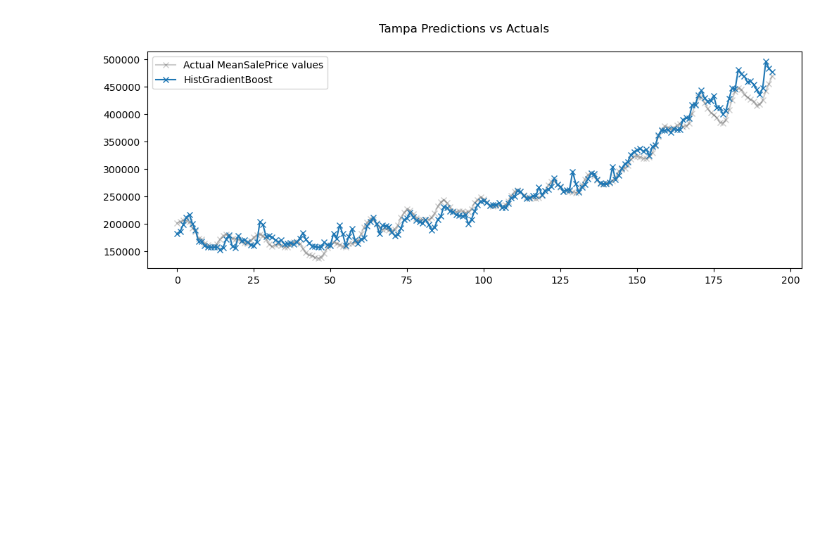
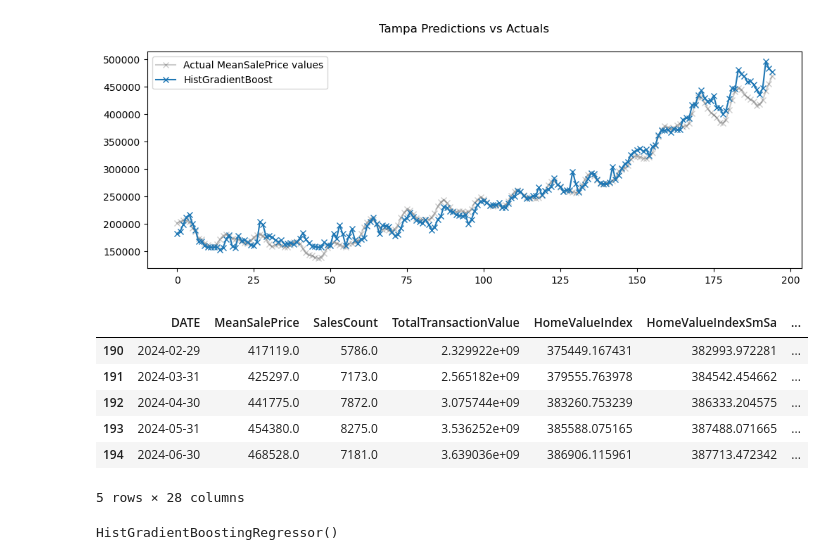
Before and after one commit to JimGile/group3-project2-ml, a Jupyter notebook: tw/city_house_prices_modelingTW.ipynb, the cells around one changed output. Cells and saved outputs as stored; diff of their text form; code cells hidden in the pictures; blank space fills up the shorter version.

```diff
--- a/tw/city_house_prices_modelingTW.ipynb
+++ b/tw/city_house_prices_modelingTW.ipynb
@@ -763,3 +763,11 @@ ax.plot(lr_predictions, "x-", label="HistGradientBoost")
 _ = ax.legend()
 # %% [output]
 [figure]
+# %%
+new_atlanta_df = pd.read_csv('../Data/Clean/combined/Atlanta_combined.csv')
+new_charlotte_df = pd.read_csv('../Data/Clean/combined/Charlotte_combined.csv')
+new_cincinnati_df = pd.read_csv('../Data/Clean/combined/Cincinnati_combined.csv')
+new_denver_df = pd.read_csv('../Data/Clean/combined/Denver_combined.csv')
+new_indianapolis_df = pd.read_csv('../Data/Clean/combined/Indianapolis_combined.csv')
+new_providence_df = pd.read_csv('../Data/Clean/combined/Providence_combined.csv')
+new_tampa_df = pd.read_csv('../Data/Clean/combined/Tampa_combined.csv')
@@ -765,0 +777,14 @@ _ = ax.legend()
+# %%
+new_atlanta_df['DATE'] = pd.to_datetime(new_atlanta_df['DATE'])
+new_atlanta_df['Year'] = new_atlanta_df['DATE'].dt.year
+new_atlanta_df['Month'] = new_atlanta_df['DATE'].dt.month
+# %%
+new_atlanta_df.tail()
+# %% [output]
+|  | DATE | MeanSalePrice | SalesCount | TotalTransactionValue | HomeValueIndex | HomeValueIndexSmSa | ... |
+| 190 | 2024-02-29 | 417119.0 | 5786.0 | 2.329922e+09 | 375449.167431 | 382993.972281 | ... |
+| 191 | 2024-03-31 | 425297.0 | 7173.0 | 2.565182e+09 | 379555.763978 | 384542.454662 | ... |
+| 192 | 2024-04-30 | 441775.0 | 7872.0 | 3.075744e+09 | 383260.753239 | 386333.204575 | ... |
+| 193 | 2024-05-31 | 454380.0 | 8275.0 | 3.536252e+09 | 385588.075165 | 387488.071665 | ... |
+| 194 | 2024-06-30 | 468528.0 | 7181.0 | 3.639036e+09 | 386906.115961 | 387713.472342 | ... |
+5 rows × 28 columns
@@ -765,0 +805,13 @@ _ = ax.legend()
+# %%
+# Define X and y again (with the new features)
+X = new_atlanta_df.drop(columns=['MeanSalePrice'])  # All columns except the target
+y = new_atlanta_df['MeanSalePrice']  # Target column
+
+# Split into training and test sets
+X_train, X_test, y_train, y_test = train_test_split(X, y, test_size=0.2, shuffle=False)
+
+# Train the model
+model = HistGradientBoostingRegressor()
+model.fit(X_train, y_train)
+# %% [output]
+HistGradientBoostingRegressor()
```
Also changed, not shown: parts of 9 cells of this notebook.
